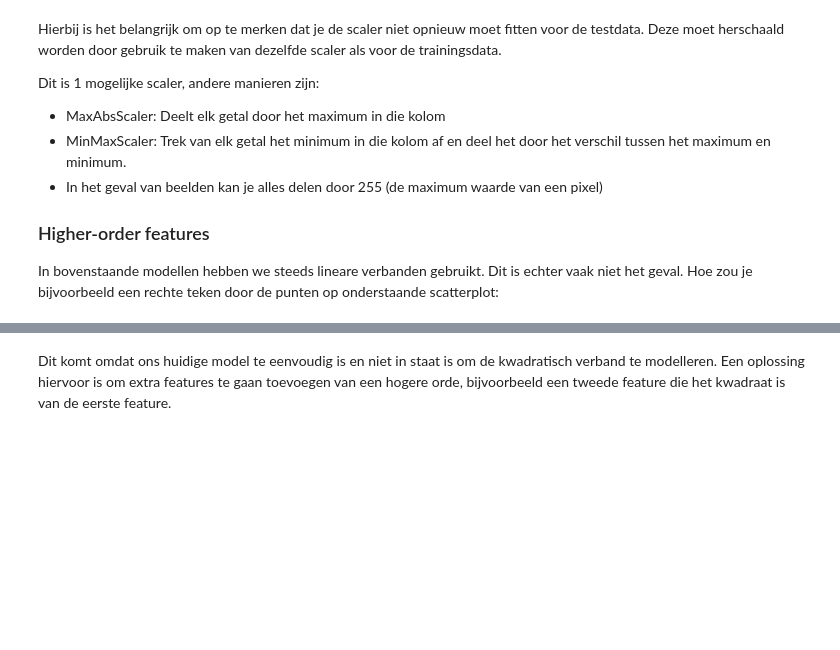
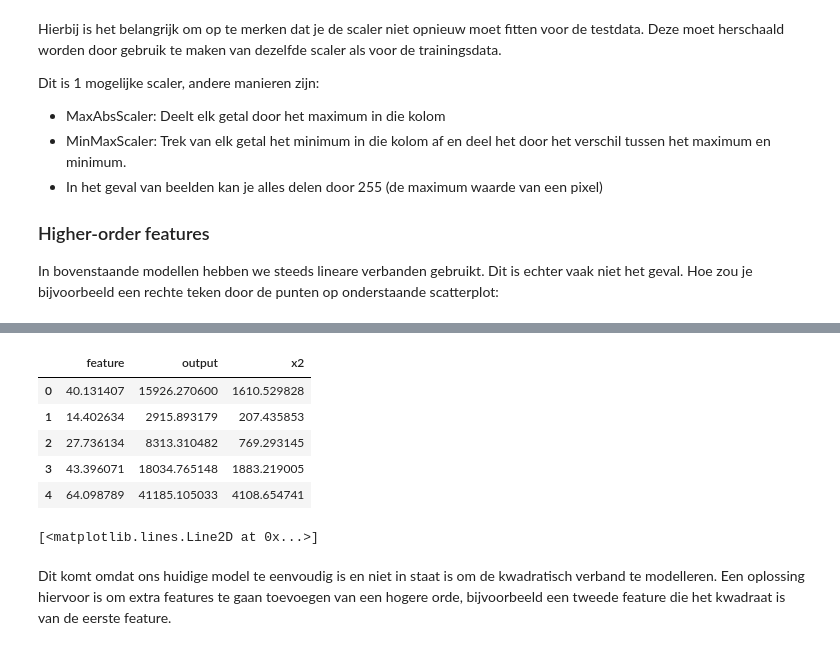
Before and after one commit to OdiseeDataScience2223/Leerstof, a Jupyter notebook: Week 6/LinearRegression.ipynb, the cells around one changed output, grey strips where cells are left out. Saved outputs shown, nothing was run; the diff lists cells and outputs as text; code cells hidden in the pictures; blank space fills up the shorter version.

Commit message:
einde les 6 regressie

```diff
--- a/Week 6/LinearRegression.ipynb
+++ b/Week 6/LinearRegression.ipynb
@@ -362,0 +529,15 @@ data_square.plot(kind='scatter',x='feature',y='output',grid=True,s=50,color='red
+# %%
+# lineaire regressie voor higher order features
+data_square.plot(kind='scatter',x='feature',y='output',grid=True,s=50,color='red', alpha=0.4)
+
+data_square["x2"] = data_square.feature ** 2
+display(data_square.head())
+
+model = LinearRegression()
+model.fit(data_square[["x2", "feature"]], data_square.output)
+
+x = np.linspace(0,100, 100)
+x = np.array([x**2, x]).T
+y = model.predict(x)
+plt.plot(x[:,1],y)
+# %% [output]
@@ -363,3 +546,10 @@ data_square.plot(kind='scatter',x='feature',y='output',grid=True,s=50,color='red
+|  | feature | output | x2 |
+| 0 | 40.131407 | 15926.270600 | 1610.529828 |
+| 1 | 14.402634 | 2915.893179 | 207.435853 |
+| 2 | 27.736134 | 8313.310482 | 769.293145 |
+| 3 | 43.396071 | 18034.765148 | 1883.219005 |
+| 4 | 64.098789 | 41185.105033 | 4108.654741 |
+[<matplotlib.lines.Line2D at 0x...>]
 # %% [markdown]
 Dit komt omdat ons huidige model te eenvoudig is en niet in staat is om de kwadratisch verband te modelleren.
 Een oplossing hiervoor is om extra features te gaan toevoegen van een hogere orde, bijvoorbeeld een tweede feature die het kwadraat is van de eerste feature.
```
Also changed, not shown: parts of 30 cells of this notebook, 1 other file.
